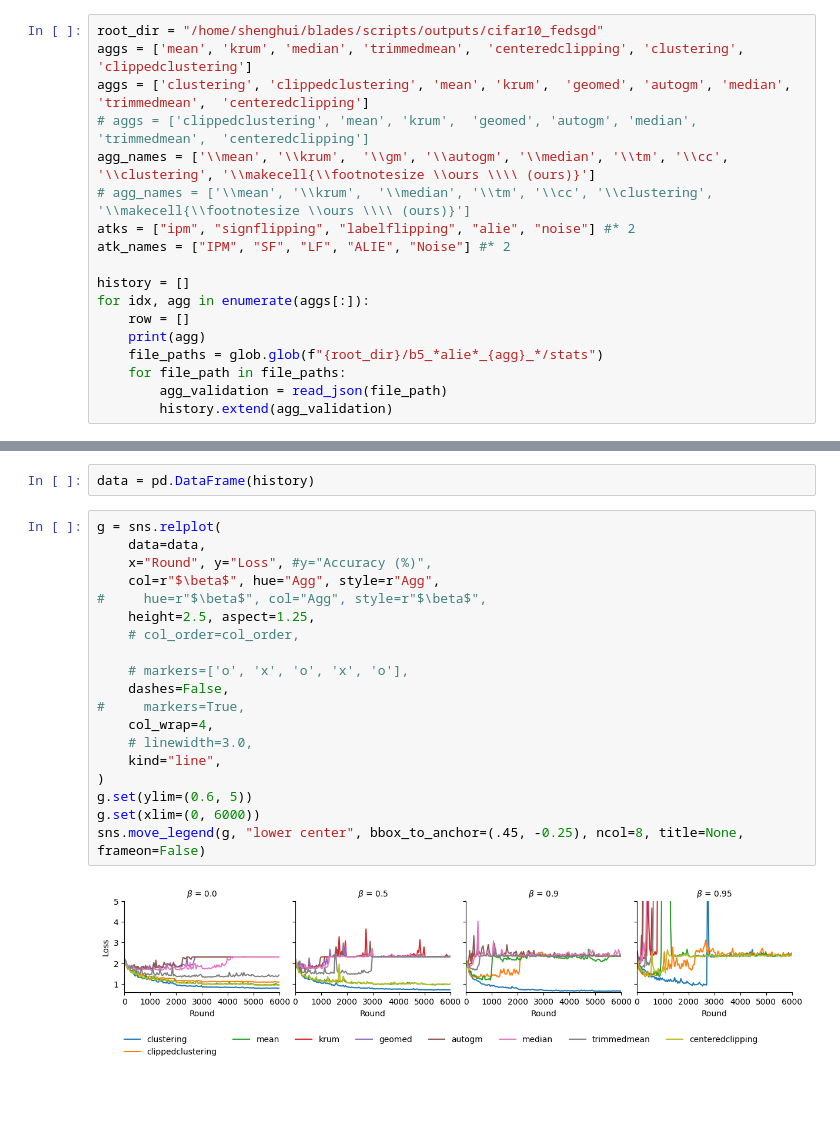
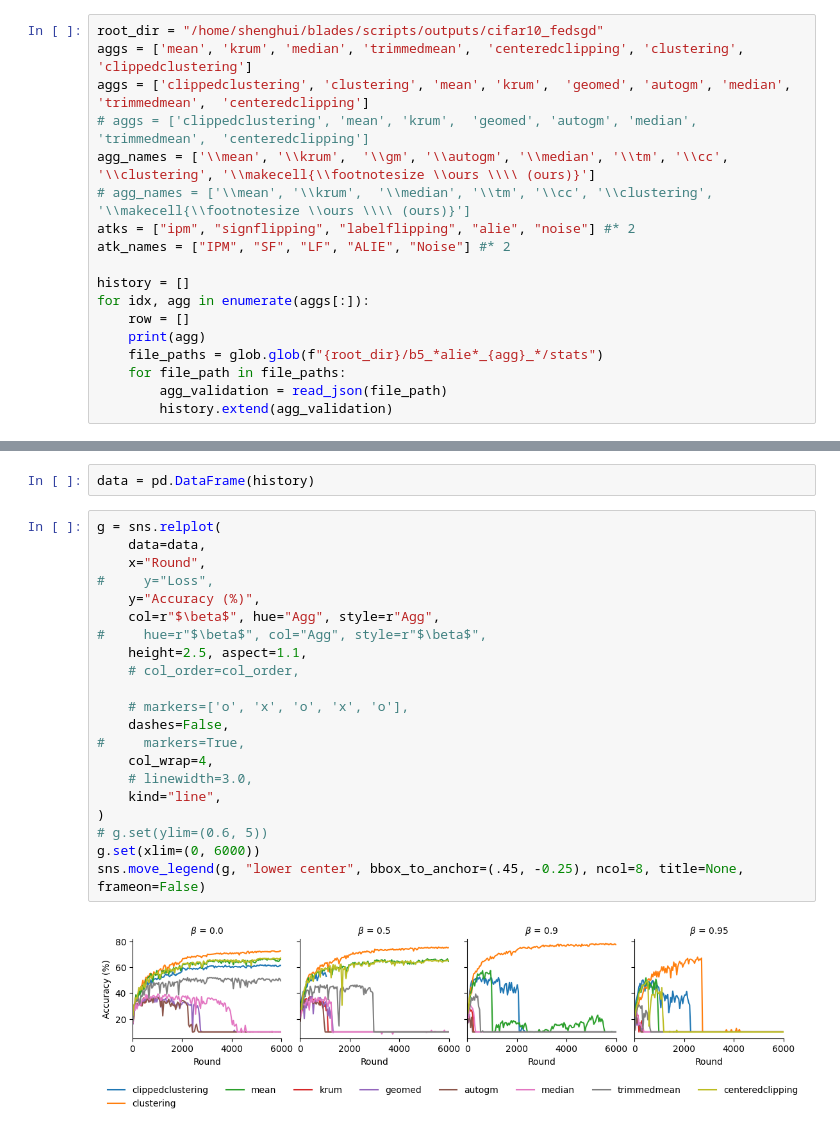
Before and after one commit to lishenghui/blades, a Jupyter notebook: notebooks/plot_momentum.ipynb, the cells around one changed output, grey strips where cells are left out. Cells and saved outputs as stored; diff of their text form; blank space fills up the shorter version.

```diff
--- a/notebooks/plot_momentum.ipynb
+++ b/notebooks/plot_momentum.ipynb
@@ -64,7 +64,7 @@ def transform(entry, atk, agg, m, s, d, b, bz):
 # %%
 root_dir = "/home/shenghui/blades/scripts/outputs/cifar10_fedsgd"
 aggs = ['mean', 'krum', 'median', 'trimmedmean',  'centeredclipping', 'clustering', 'clippedclustering']
-aggs = ['clustering', 'clippedclustering', 'mean', 'krum',  'geomed', 'autogm', 'median', 'trimmedmean',  'centeredclipping']
+aggs = ['clippedclustering', 'clustering', 'mean', 'krum',  'geomed', 'autogm', 'median', 'trimmedmean',  'centeredclipping']
 # aggs = ['clippedclustering', 'mean', 'krum',  'geomed', 'autogm', 'median', 'trimmedmean',  'centeredclipping']
 agg_names = ['\\mean', '\\krum',  '\\gm', '\\autogm', '\\median', '\\tm', '\\cc', '\\clustering', '\\makecell{\\footnotesize \\ours \\\\ (ours)}']
 # agg_names = ['\\mean', '\\krum',  '\\median', '\\tm', '\\cc', '\\clustering', '\\makecell{\\footnotesize \\ours \\\\ (ours)}']
@@ -94,21 +94,23 @@ data = pd.DataFrame(history)
 # %%
 g = sns.relplot(
     data=data,
-    x="Round", y="Loss", #y="Accuracy (%)",
+    x="Round",
+#     y="Loss",
+    y="Accuracy (%)",
     col=r"$\beta$", hue="Agg", style=r"Agg",
 #     hue=r"$\beta$", col="Agg", style=r"$\beta$",
-    height=2.5, aspect=1.25,
+    height=2.5, aspect=1.1,
     # col_order=col_order,
 
     # markers=['o', 'x', 'o', 'x', 'o'],
     dashes=False,
 #     markers=True,
     col_wrap=4,
     # linewidth=3.0,
     kind="line",
 )
-g.set(ylim=(0.6, 5))
+# g.set(ylim=(0.6, 5))
 g.set(xlim=(0, 6000))
 sns.move_legend(g, "lower center", bbox_to_anchor=(.45, -0.25), ncol=8, title=None, frameon=False)
 # %% [output]
-[figure, old version]
+[figure, new version]
```
Also changed, not shown: parts of 1 cell of this notebook, 4 other files.
